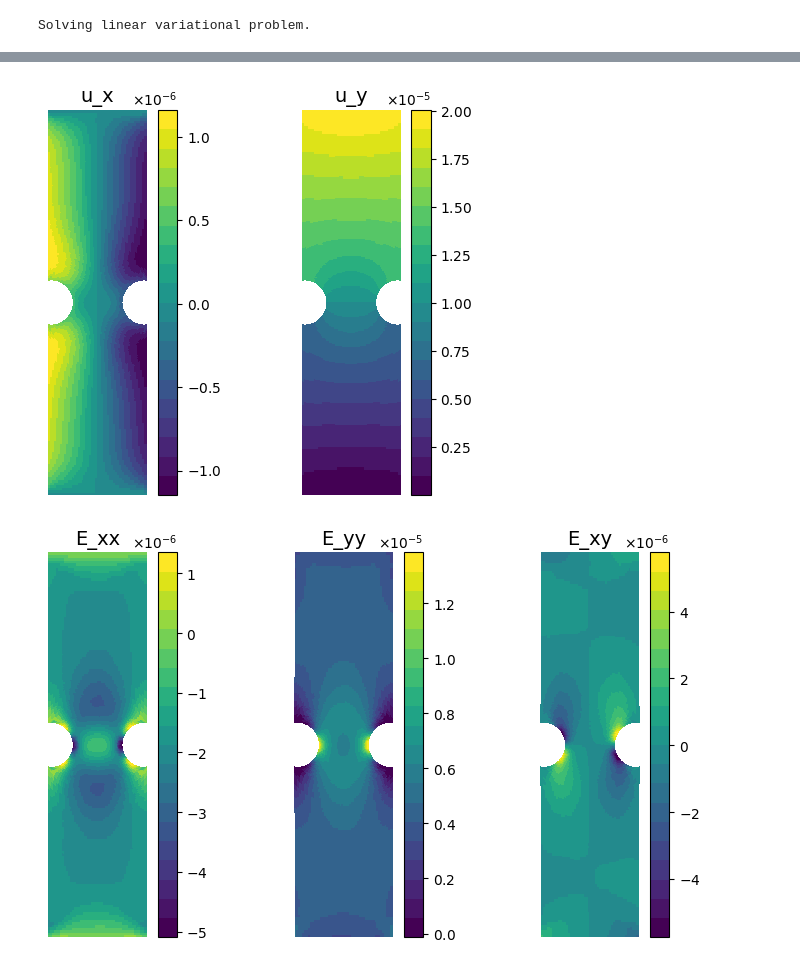
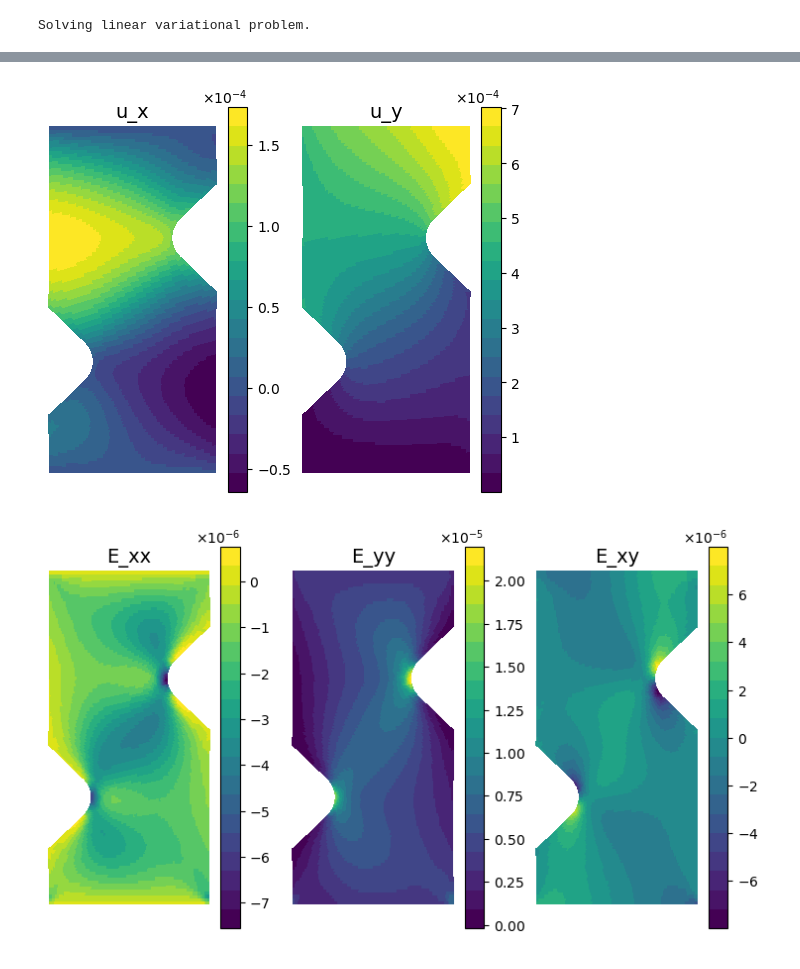
Before and after one commit to nickrummens/SPIQ, a Jupyter notebook: S_shape/fem_forward.ipynb, the cells around one changed output, grey strips where cells are left out. Cells and saved outputs as stored; diff of their text form; code cells hidden in the pictures.

```diff
--- a/S_shape/fem_forward.ipynb
+++ b/S_shape/fem_forward.ipynb
@@ -42,9 +39,9 @@ Mesh dimension: 2
 
 
 # Define geometry parameters
-Lmax = 1.0
-Hmax = 4.0
-n_mesh = 30
+Lmax = 48.0
+Hmax = 100.0
+n_mesh = 2 #lc
 
 pstress = 1.0
 
@@ -163,12 +160,12 @@ import matplotlib.pyplot as plt
 
 # Load geometry mapping
 from scipy.ndimage import map_coordinates
-nx=25
-ny=75
-x_max = 1.0
-y_max = 4.0
+nx=100
+ny=116
+x_max = 48.0
+y_max = 100.0
 
-Xp = np.loadtxt(f"../geometry/deep_notched_{nx}x{ny}.txt")
+Xp = np.loadtxt("s_shape_geomapping.txt")
 
 # Interpolate mapping
 X_map_points = Xp[:, 0].reshape((ny, nx)).T
@@ -206,8 +203,8 @@ num_colors = 20
 color_values = [cmap(i) for i in np.linspace(0, 1, num_colors)]
 cmap = ListedColormap(color_values)
 
-n_mesh_x = 50
-n_mesh_y = 200
+n_mesh_x = 100
+n_mesh_y = 116
 
 x_plot = np.linspace(0, Lmax, n_mesh_x)
 y_plot = np.linspace(0, Hmax, n_mesh_y)
@@ -215,32 +212,32 @@ X, Y = np.meshgrid(x_plot, y_plot)
 
 X, Y = geometry_mapping(X, Y)
 
 X_grid = np.hstack((X.flatten()[:, None], Y.flatten()[:, None]))
 
 u_val = np.array([u(X_grid[i, :]) for i in range(X_grid.shape[0])])
 strain_val = np.array([strain(X_grid[i, :]) for i in range(X_grid.shape[0])])
 strain_val = np.array([strain_val[:,0], strain_val[:,3], 0.5*(strain_val[:,1]+strain_val[:,2])]).T
 stress_val = np.array([stress(X_grid[i, :]) for i in range(X_grid.shape[0])])
 stress_val = np.array([stress_val[:,0], stress_val[:,3], 0.5*(stress_val[:,1]+stress_val[:,2])]).T
 
 # # Plot displacement
 fig, ax = plt.subplots(1, 2, figsize=(6, 5))
 im = pcolor_plot(ax[0], X, Y, u_val[:,0].reshape(X.shape), "u_x",colormap=cmap)
 im = pcolor_plot(ax[1], X, Y, u_val[:,1].reshape(X.shape), "u_y",colormap=cmap)
 
 # # Plot strain
 fig, ax = plt.subplots(1, 3, figsize=(9, 5))
 im = pcolor_plot(ax[0], X, Y, strain_val[:,0].reshape(X.shape), "E_xx",colormap=cmap)
 im = pcolor_plot(ax[1], X, Y, strain_val[:,1].reshape(X.shape), "E_yy",colormap=cmap)
 im = pcolor_plot(ax[2], X, Y, strain_val[:,2].reshape(X.shape), "E_xy",colormap=cmap)
 
 # Plot stress
 fig, ax = plt.subplots(1, 3, figsize=(9, 5))
 im = pcolor_plot(ax[0], X, Y, stress_val[:,0].reshape(X.shape), "S_xx",colormap=cmap)
 im = pcolor_plot(ax[1], X, Y, stress_val[:,1].reshape(X.shape), "S_yy",colormap=cmap)
 im = pcolor_plot(ax[2], X, Y, stress_val[:,2].reshape(X.shape), "S_xy",colormap=cmap)
 
 plt.show()
 # %% [output]
-[figure, old version]
+[figure, new version]
-[figure, old version]
+[figure, new version]
```
Also changed, not shown: parts of 8 cells of this notebook, 3 other files.
